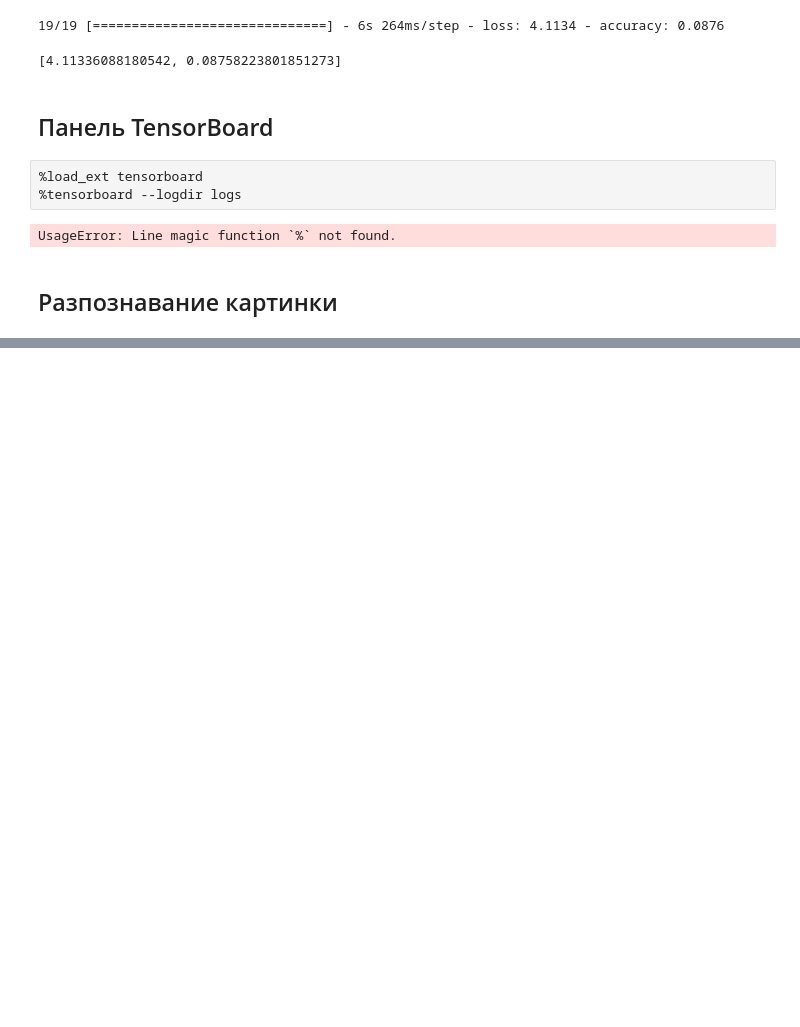
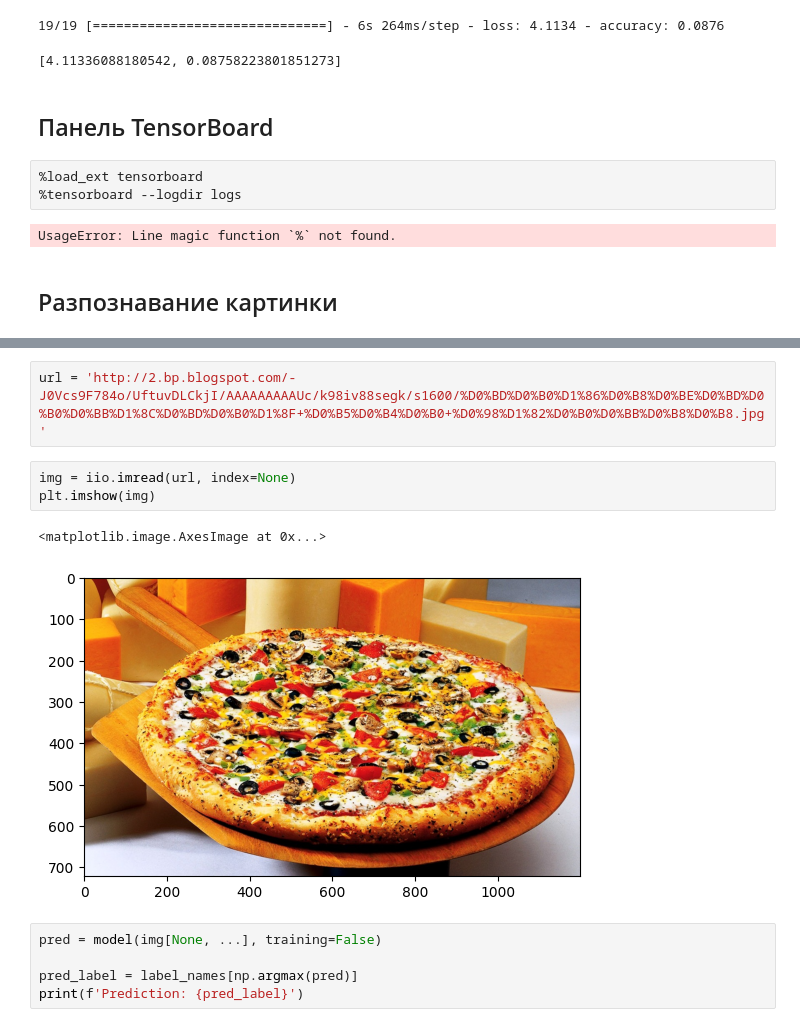
Before and after one commit to alex-chin/gb_deep_view, a Jupyter notebook: homeworks/home03/home03_1.ipynb, the cells around one changed output, grey strips where cells are left out. Drawn from its saved outputs; the diff is of its cells as text; blank space fills up the shorter version.

```diff
--- a/homeworks/home03/home03_1.ipynb
+++ b/homeworks/home03/home03_1.ipynb
@@ -255,0 +271,13 @@ UsageError: Line magic function `%` not found.
+# %%
+url = 'http://2.bp.blogspot.com/-J0Vcs9F784o/UftuvDLCkjI/AAAAAAAAAUc/k98iv88segk/s1600/%D0%BD%D0%B0%D1%86%D0%B8%D0%BE%D0%BD%D0%B0%D0%BB%D1%8C%D0%BD%D0%B0%D1%8F+%D0%B5%D0%B4%D0%B0+%D0%98%D1%82%D0%B0%D0%BB%D0%B8%D0%B8.jpg'
+# %%
+img = iio.imread(url, index=None)
+plt.imshow(img)
+# %% [output]
+<matplotlib.image.AxesImage at 0x...>
+[figure, added]
+# %%
+pred = model(img[None, ...], training=False)
+
+pred_label = label_names[np.argmax(pred)]
+print(f'Prediction: {pred_label}')
```
Also changed, not shown: parts of 12 cells of this notebook.
